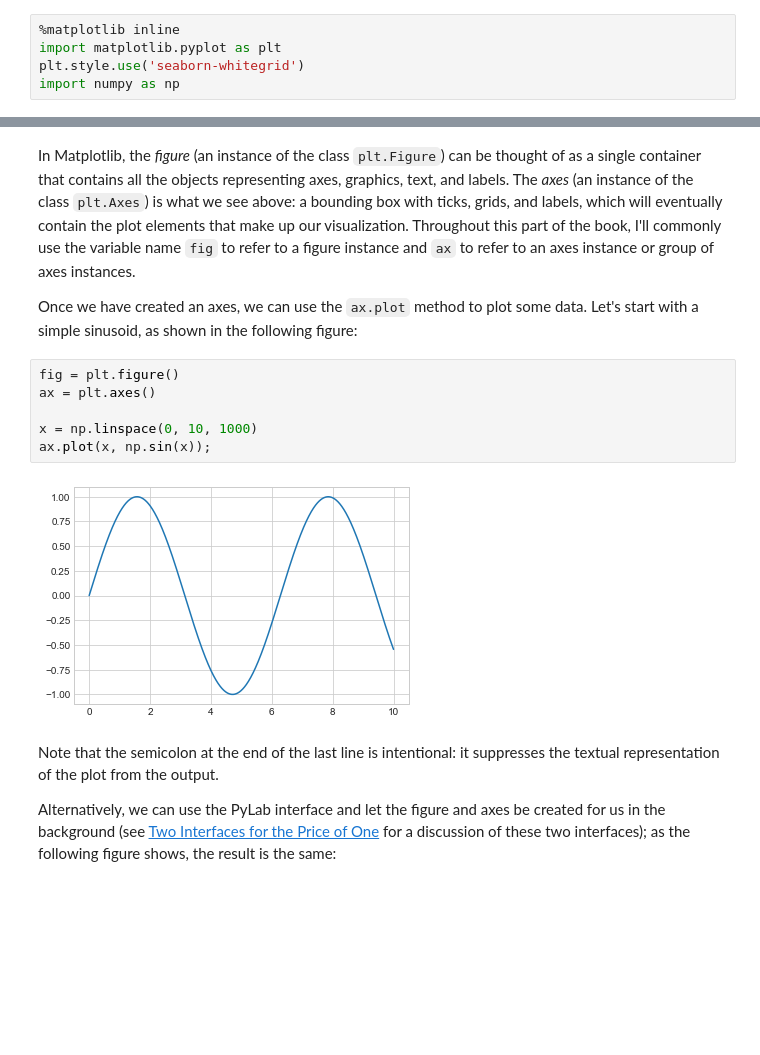
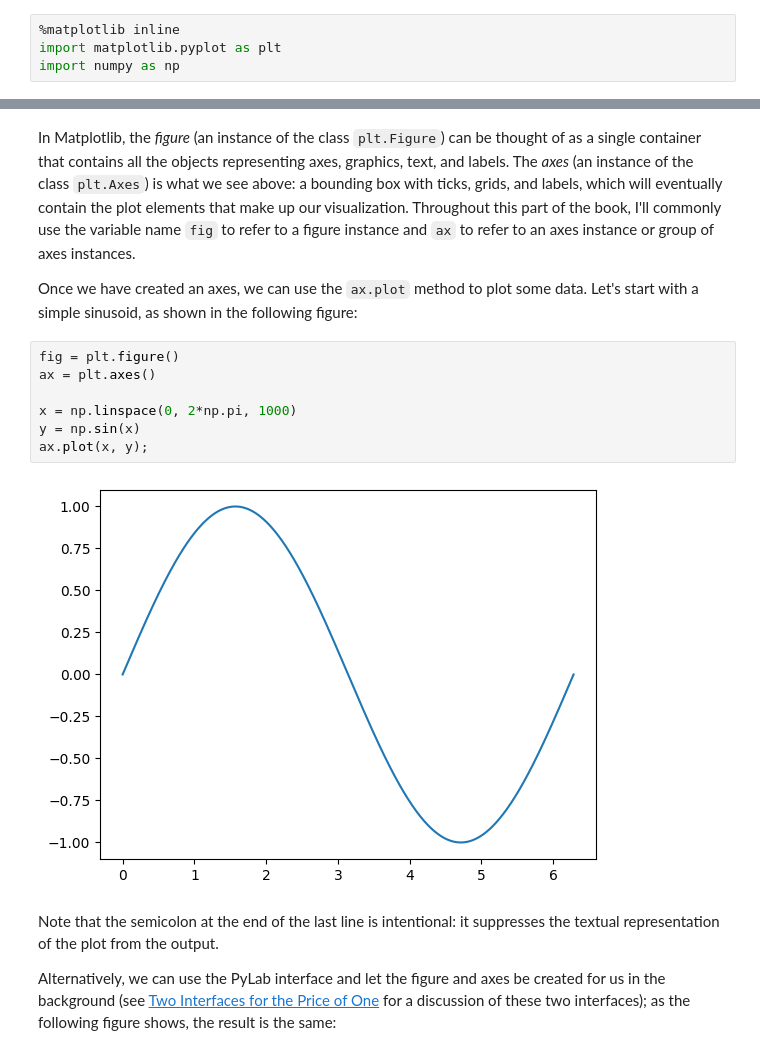
Before and after one commit to danielescobars9/FundamentosDeProgramacion, a Jupyter notebook: matplotlib/04_01_Simple_Line_Plots.ipynb, the cells around one changed output, grey strips where cells are left out. Cells and saved outputs as stored; diff of their text form; blank space fills up the shorter version.

```diff
--- a/matplotlib/04_01_Simple_Line_Plots.ipynb
+++ b/matplotlib/04_01_Simple_Line_Plots.ipynb
@@ -7,7 +7,6 @@ As in all the following chapters, we'll start by setting up the notebook for plo
 # %%
 %matplotlib inline
 import matplotlib.pyplot as plt
-plt.style.use('seaborn-whitegrid')
 import numpy as np
 # %% [markdown]
 For all Matplotlib plots, we start by creating a figure and axes.
@@ -26,11 +25,12 @@ Once we have created an axes, we can use the `ax.plot` method to plot some data.
 # %%
 fig = plt.figure()
 ax = plt.axes()
 
-x = np.linspace(0, 10, 1000)
-ax.plot(x, np.sin(x));
+x = np.linspace(0, 2*np.pi, 1000)
+y = np.sin(x)
+ax.plot(x, y);
 # %% [output]
-[figure, old version]
+[figure, new version]
 # %% [markdown]
 Note that the semicolon at the end of the last line is intentional: it suppresses the textual representation of the plot from the output.
 
```
Also changed, not shown: parts of 13 cells of this notebook, 13 other files.
